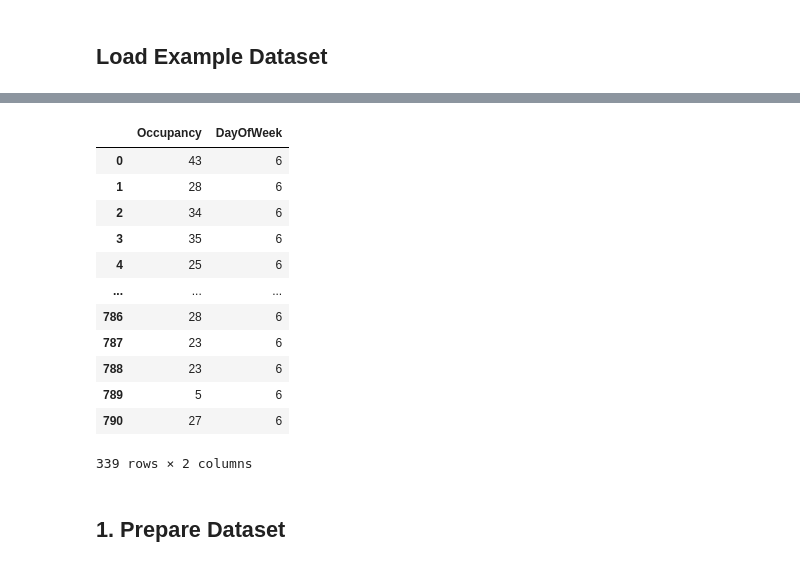
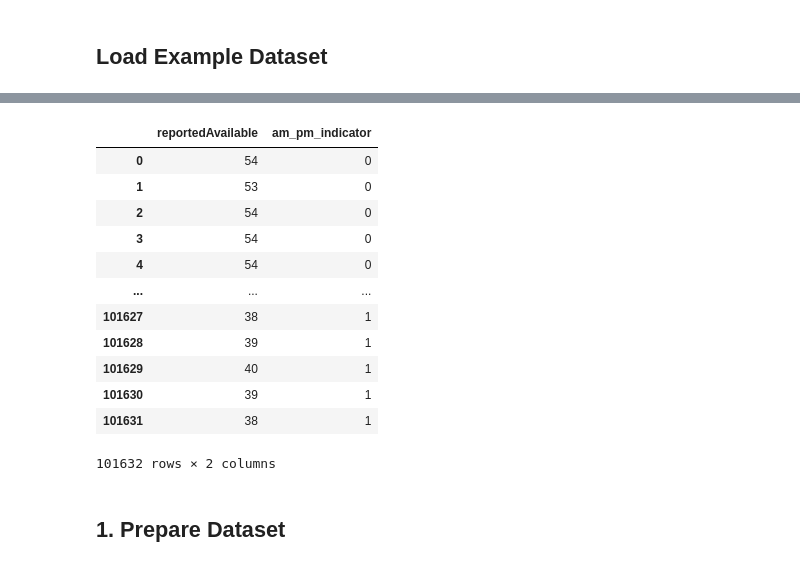
Before and after one commit to UWstarlab/WSDOT_TruckParking, a Jupyter notebook: code/prediction_DL/Truck_Parking_Prediction_DL.ipynb, the cells around one changed output, grey strips where cells are left out. Cells and saved outputs as stored; diff of their text form; code cells hidden in the pictures.

```diff
--- a/code/prediction_DL/Truck_Parking_Prediction_DL.ipynb
+++ b/code/prediction_DL/Truck_Parking_Prediction_DL.ipynb
@@ -24,10 +24,10 @@ print(torch.__version__)
 import pandas as pd
 
 # Specify the file path
-file_path = 'sample_data.txt'
+file_path = 'TruckParkingQuery_20220101_20220601.csv'
 
 # Read data from the text file into a pandas DataFrame
-df = pd.read_csv(file_path, delimiter='\t')
+df = pd.read_csv(file_path)
 
 # Print or use the resulting DataFrame
 df
@@ -47,0 +48,6 @@ df
+# %%
+df.loc[df.reportedAvailable == 'LOW', 'reportedAvailable'] = 0
+df['reportedAvailable'] = df['reportedAvailable'].astype(str).astype(int)
+# %%
+df['timestamp'] = pd.to_datetime(df['timestamp'])
+df['am_pm_indicator'] = (df['timestamp'].dt.hour // 12).astype(int)
@@ -48,22 +70,21 @@ df
 # %%
 # filter only segment 114+04179
-data179 = df[df['SegmentID']=='114+04179']
-occ_matrix = data179[['Occupancy','DayOfWeek']]
+occ_matrix = df[['reportedAvailable','am_pm_indicator']]
 occ_matrix
 # %% [output]
-|  | Occupancy | DayOfWeek |
-| 0 | 43 | 6 |
-| 1 | 28 | 6 |
-| 2 | 34 | 6 |
-| 3 | 35 | 6 |
-| 4 | 25 | 6 |
+|  | reportedAvailable | am_pm_indicator |
+| 0 | 54 | 0 |
+| 1 | 53 | 0 |
+| 2 | 54 | 0 |
+| 3 | 54 | 0 |
+| 4 | 54 | 0 |
 | ... | ... | ... |
-| 786 | 28 | 6 |
-| 787 | 23 | 6 |
-| 788 | 23 | 6 |
-| 789 | 5 | 6 |
-| 790 | 27 | 6 |
+| 101627 | 38 | 1 |
+| 101628 | 39 | 1 |
+| 101629 | 40 | 1 |
+| 101630 | 39 | 1 |
+| 101631 | 38 | 1 |
-339 rows × 2 columns
+101632 rows × 2 columns
 # %% [markdown]
 ## 1. Prepare Dataset
 # %%
```
Also changed, not shown: parts of 6 cells of this notebook, 4 other files.
